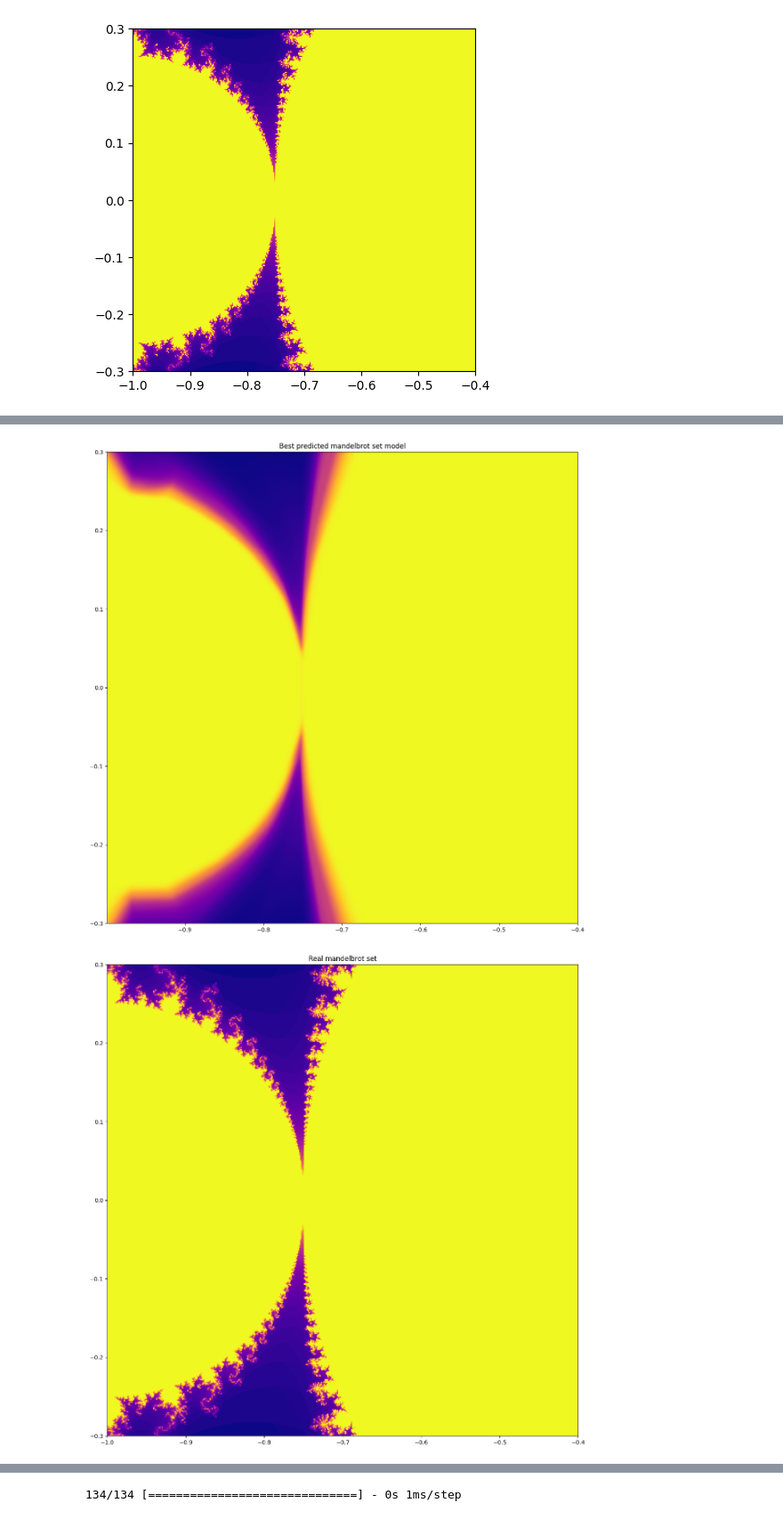
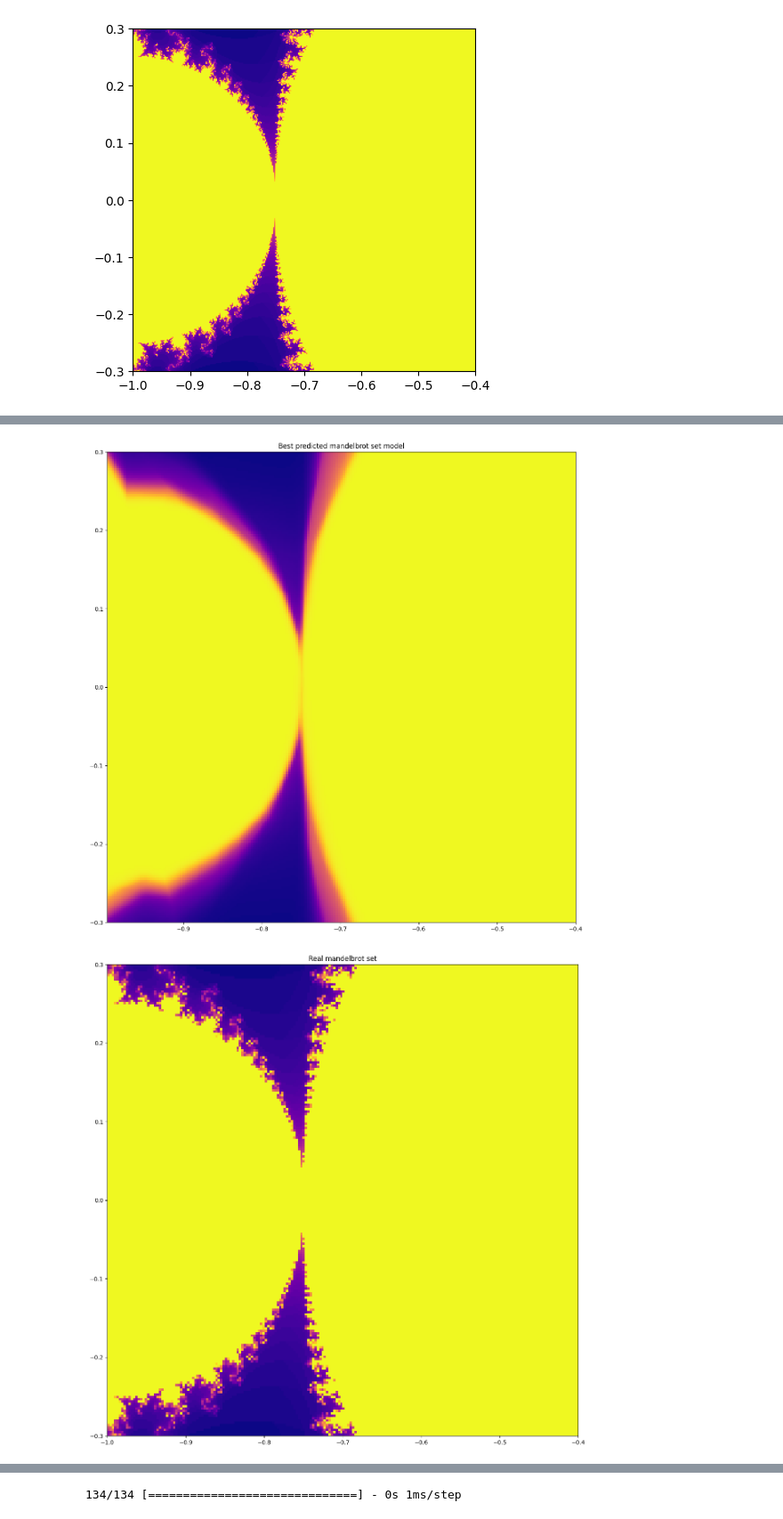
Before and after one commit to acbskriver/mandelbrot, a Jupyter notebook: notebooks/mandelbrot.ipynb, the cells around one changed output, grey strips where cells are left out. Shown at 89% size. Drawn from its saved outputs; the diff is of its cells as text; code cells hidden in the pictures.

```diff
--- a/notebooks/mandelbrot.ipynb
+++ b/notebooks/mandelbrot.ipynb
@@ -108,12 +50,12 @@ plot_mandelbrot(diverges_at, fig_size = (5,5))
 """Calculate raw data points"""
 
 #Get raw data points
-df = mandelbrot_iterator(real_start = -1,
+df = mandelbrot_dataset_creator(real_start = -1,
                                   real_end = -0.4,
-                                  real_nr_pixels = 500,
+                                  real_nr_pixels = 200,
                                   imag_start = -0.3j,
                                   imag_end = 0.3j,
-                                  imag_nr_pixels = 500,
+                                  imag_nr_pixels = 200,
                                   initial_z = 0,
                                   exponent = 2,
                                   nr_iterations = 100)
@@ -192,10 +134,10 @@ def initialize_model():
 
     model = Sequential()
 
-    model.add(Dense(128, activation=LeakyReLU(), input_shape = (X_trans.shape[1],)))
-    model.add(Dense(256, activation=LeakyReLU(alpha=0.01)))
-    model.add(Dense(256, activation=LeakyReLU(alpha=0.01)))
-    model.add(Dense(128, activation=LeakyReLU(alpha=0.01)))
+    model.add(Dense(32, activation=LeakyReLU(), input_shape = (X_trans.shape[1],)))
+    model.add(Dense(32, activation=LeakyReLU(alpha=0.01)))
+    model.add(Dense(32, activation=LeakyReLU(alpha=0.01)))
+    model.add(Dense(32, activation=LeakyReLU(alpha=0.01)))
     model.add(Dense(1, activation="sigmoid"))
 
     model.compile(
@@ -257,8 +199,8 @@ class ModelCheckpointList(Callback):
 model = initialize_model()
 
 #define callbacks
-early_stopping = EarlyStopping(patience = 10, monitor = "val_loss", restore_best_weights = True)
-reduce_lr = ReduceLROnPlateau(monitor="val_loss", factor=0.1, patience = 5, min_lr=0.00001)
+early_stopping = EarlyStopping(patience = 20, monitor = "val_loss", restore_best_weights = True)
+reduce_lr = ReduceLROnPlateau(monitor="val_loss", factor=0.1, patience = 10, min_lr=0.00001)
 checkpoint_list_callback = ModelCheckpointList()
 
 #train model (always with ca. batch_size = 1000)
@@ -267,6 +209,6 @@ history = model.fit(
     y_train,
     validation_split = 0.2,
     batch_size = 32,
-    epochs = 10,
+    epochs = 100,
     callbacks = [early_stopping, reduce_lr, checkpoint_list_callback])
 # %% [output]
@@ -353,10 +283,10 @@ prediciton_df.head(10)
 # %%
 #plot predictions vs real values
-plot_mandelbrot(prediciton_df, fig_size = (15,15), title = "Best predicted mandelbrot set model")
-plot_mandelbrot(df, fig_size = (15,15), title = "Real mandelbrot set")
+plot_mandelbrot_dataset(prediciton_df, fig_size = (15,15), title = "Best predicted mandelbrot set model")
+plot_mandelbrot_dataset(df, fig_size = (15,15), title = "Real mandelbrot set")
 # %% [output]
-[figure, old version]
+[figure, new version]
-[figure, old version]
+[figure, new version]
 # %%
 X_trans
 # %% [output]
```
Also changed, not shown: parts of 17 cells of this notebook, 5 other files.
